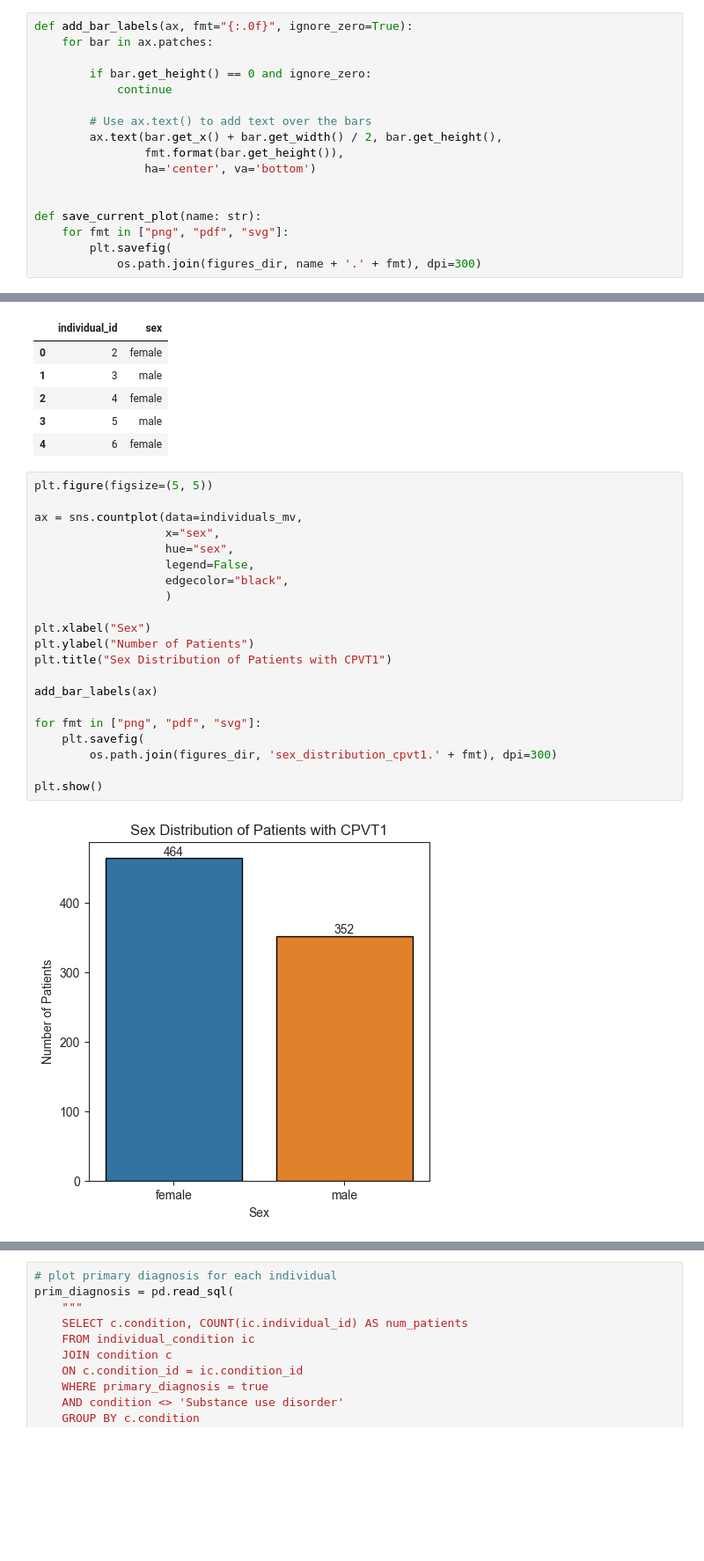
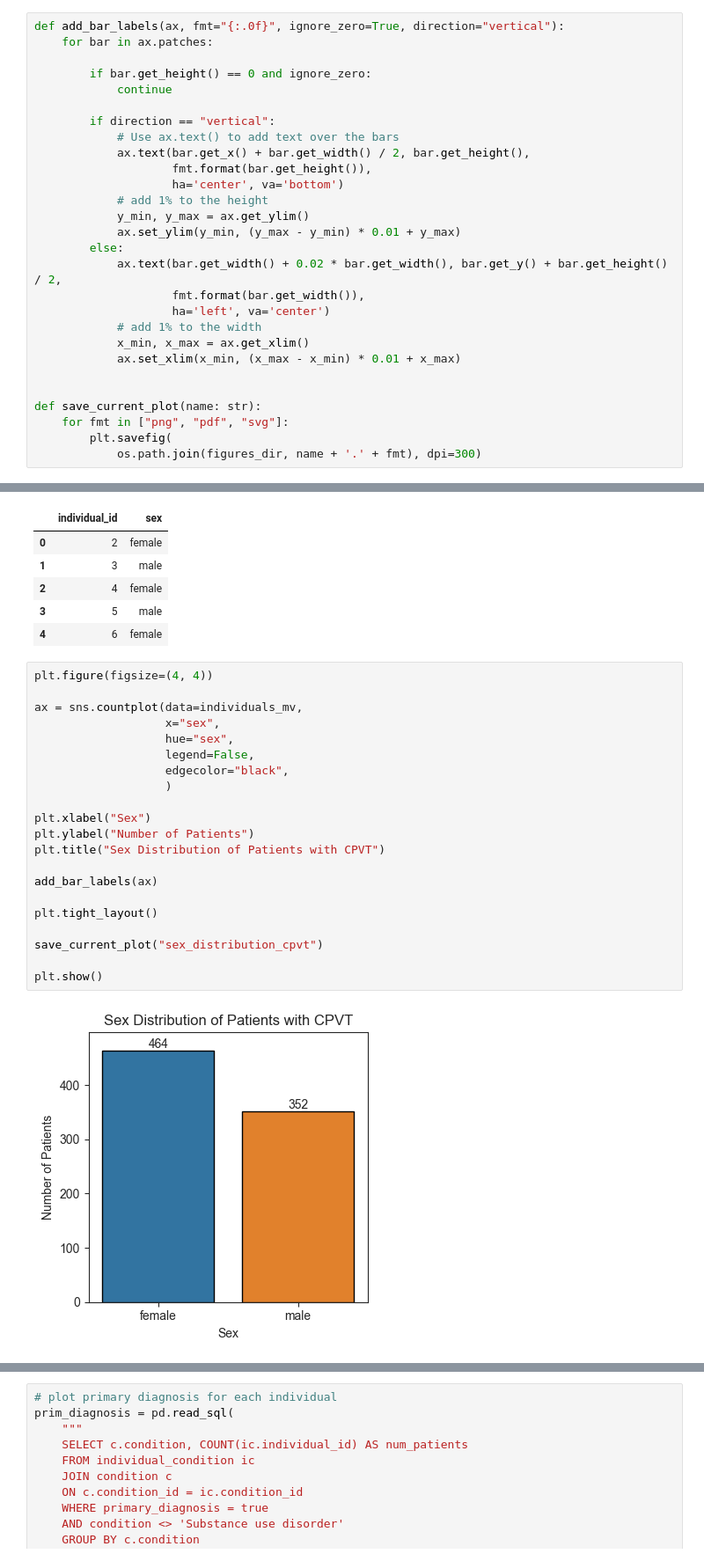
Before and after one commit to alexdaiii/cpvt_database_analysis, a Jupyter notebook: notebooks/analysis_2.ipynb, the cells around one changed output, grey strips where cells are left out. Shown: that part at 88% size. Cells and saved outputs as stored; diff of their text form; blank space fills up the shorter version.

```diff
--- a/notebooks/analysis_2.ipynb
+++ b/notebooks/analysis_2.ipynb
@@ -37,16 +37,27 @@ if not os.path.exists(figures_dir):
     print(f"Creating directory: {figures_dir}")
     os.makedirs(figures_dir)
 # %%
-def add_bar_labels(ax, fmt="{:.0f}", ignore_zero=True):
+def add_bar_labels(ax, fmt="{:.0f}", ignore_zero=True, direction="vertical"):
     for bar in ax.patches:
 
         if bar.get_height() == 0 and ignore_zero:
             continue
 
-        # Use ax.text() to add text over the bars
-        ax.text(bar.get_x() + bar.get_width() / 2, bar.get_height(),
-                fmt.format(bar.get_height()),
-                ha='center', va='bottom')
+        if direction == "vertical":
+            # Use ax.text() to add text over the bars
+            ax.text(bar.get_x() + bar.get_width() / 2, bar.get_height(),
+                    fmt.format(bar.get_height()),
+                    ha='center', va='bottom')
+            # add 1% to the height
+            y_min, y_max = ax.get_ylim()
+            ax.set_ylim(y_min, (y_max - y_min) * 0.01 + y_max)
+        else:
+            ax.text(bar.get_width() + 0.02 * bar.get_width(), bar.get_y() + bar.get_height() / 2,
+                    fmt.format(bar.get_width()),
+                    ha='left', va='center')
+            # add 1% to the width
+            x_min, x_max = ax.get_xlim()
+            ax.set_xlim(x_min, (x_max - x_min) * 0.01 + x_max)
 
 
 def save_current_plot(name: str):
@@ -140,28 +151,28 @@ individuals_mv.head()
 | 3 | 5 | male |
 | 4 | 6 | female |
 # %%
-plt.figure(figsize=(5, 5))
+plt.figure(figsize=(4, 4))
 
 ax = sns.countplot(data=individuals_mv,
                    x="sex",
                    hue="sex",
                    legend=False,
                    edgecolor="black",
                    )
 
 plt.xlabel("Sex")
 plt.ylabel("Number of Patients")
-plt.title("Sex Distribution of Patients with CPVT1")
+plt.title("Sex Distribution of Patients with CPVT")
 
 add_bar_labels(ax)
 
-for fmt in ["png", "pdf", "svg"]:
-    plt.savefig(
-        os.path.join(figures_dir, 'sex_distribution_cpvt1.' + fmt), dpi=300)
+plt.tight_layout()
+
+save_current_plot("sex_distribution_cpvt")
 
 plt.show()
 # %% [output]
-[figure, old version]
+[figure, new version]
 # %%
 # get number male, female, NAN
 sex_agg = pd.read_sql("""
```
Also changed, not shown: parts of 38 cells of this notebook, 3 other files.
